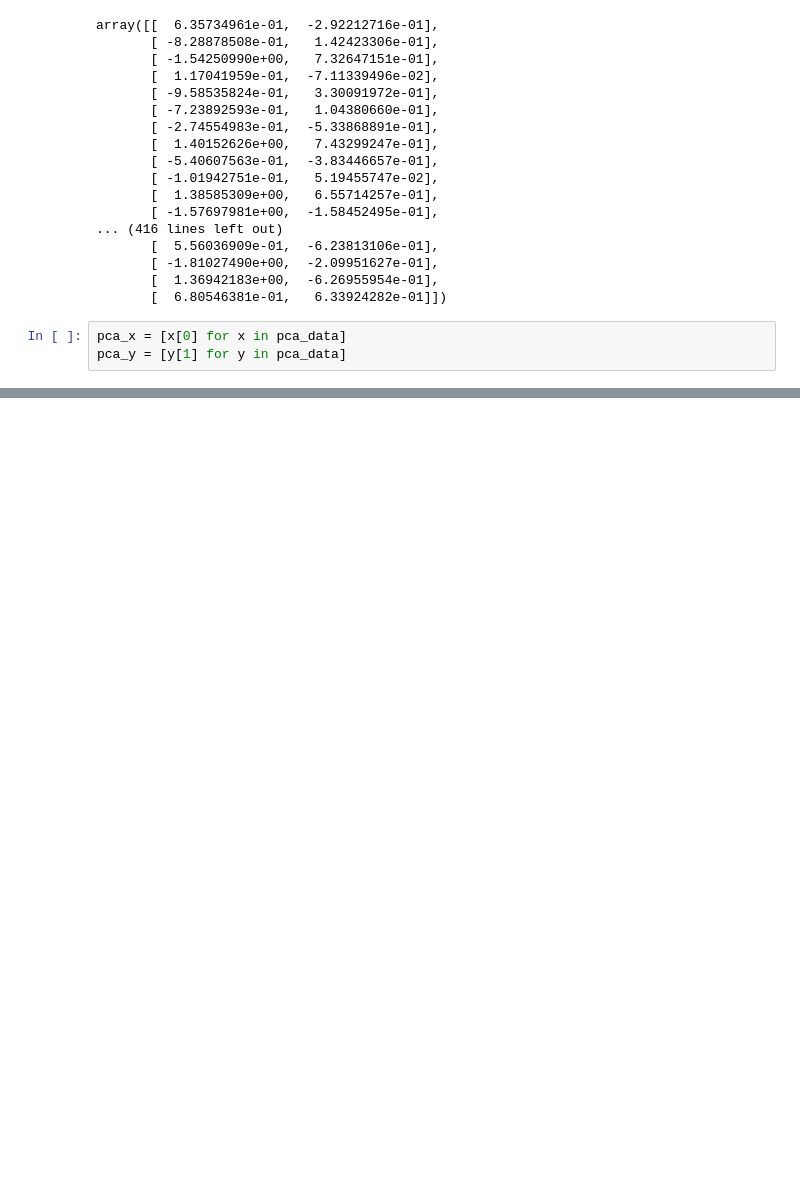
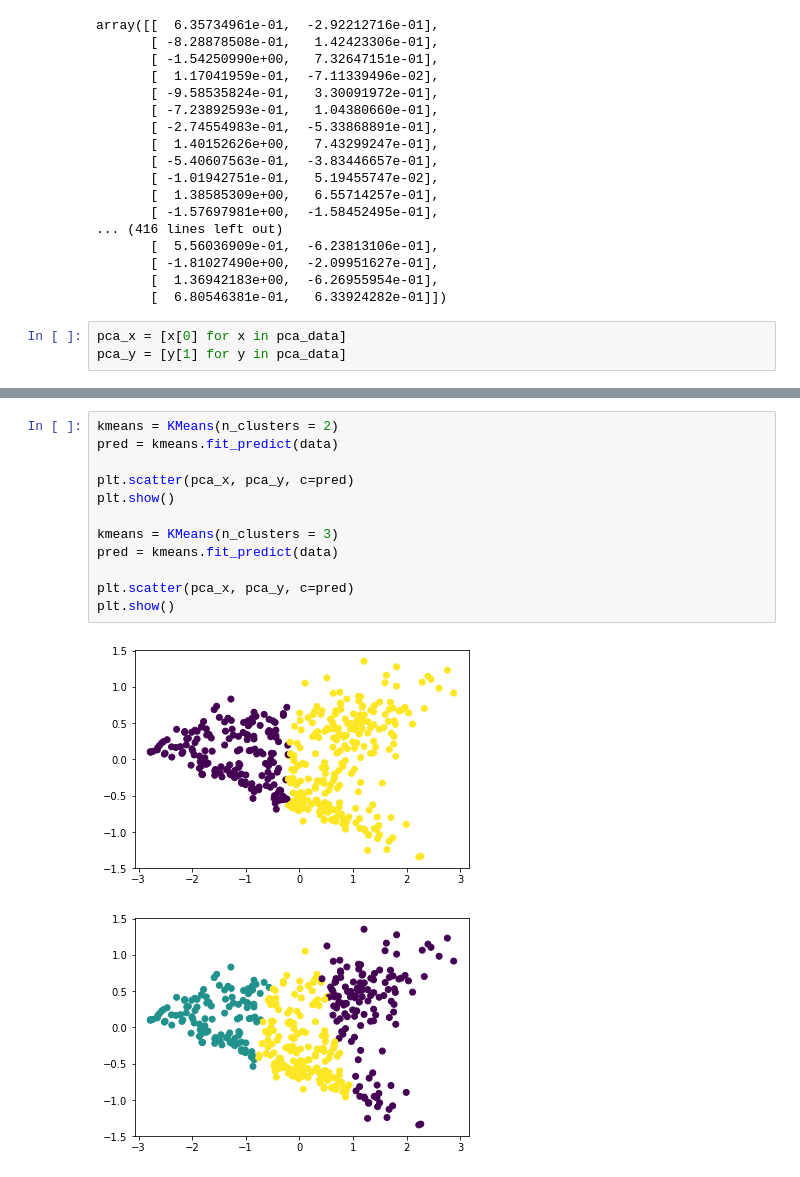
Before and after one commit to CornellDataScience/Social-Tribes, a Jupyter notebook: data/Gaussian.ipynb, the cells around one changed output, grey strips where cells are left out. Cells and saved outputs as stored; diff of their text form; blank space fills up the shorter version.

```diff
--- a/data/Gaussian.ipynb
+++ b/data/Gaussian.ipynb
@@ -56,3 +65,18 @@ plt.show()
+# %%
+kmeans = KMeans(n_clusters = 2)
+pred = kmeans.fit_predict(data)
+
+plt.scatter(pca_x, pca_y, c=pred)
+plt.show()
+
+kmeans = KMeans(n_clusters = 3)
+pred = kmeans.fit_predict(data)
+
+plt.scatter(pca_x, pca_y, c=pred)
+plt.show()
+# %% [output]
+[figure, added]
+[figure, added]
 # %%
 spectral = SC(n_clusters = 2, affinity = 'precomputed')
 pred = spectral.fit_predict(data)
```
Also changed, not shown: parts of 4 cells of this notebook, 1 other file.
